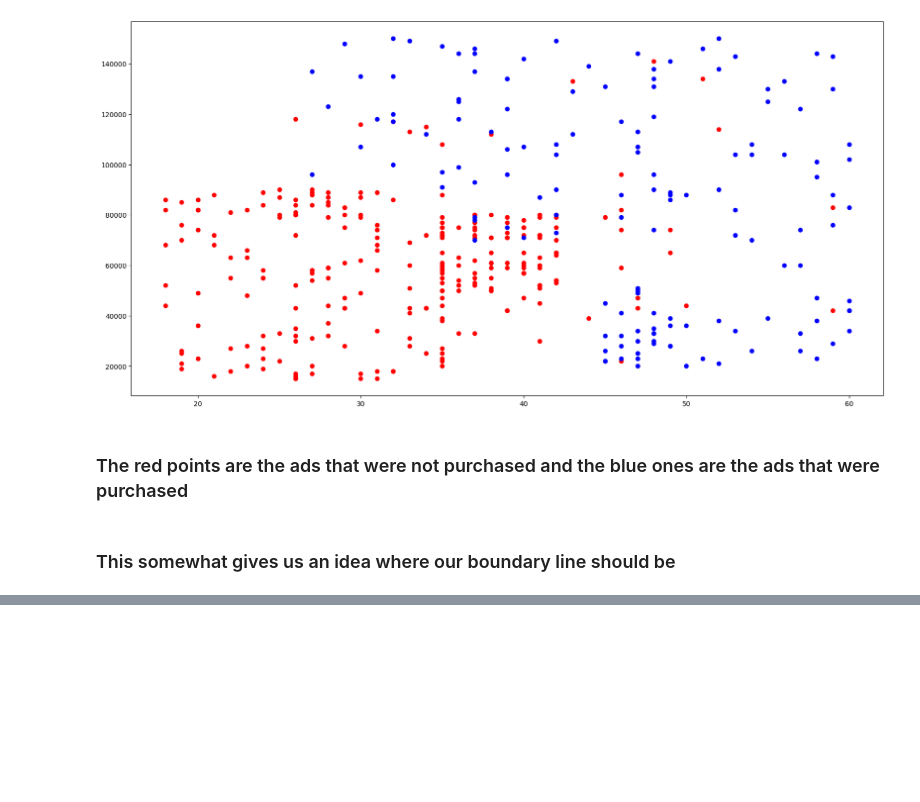
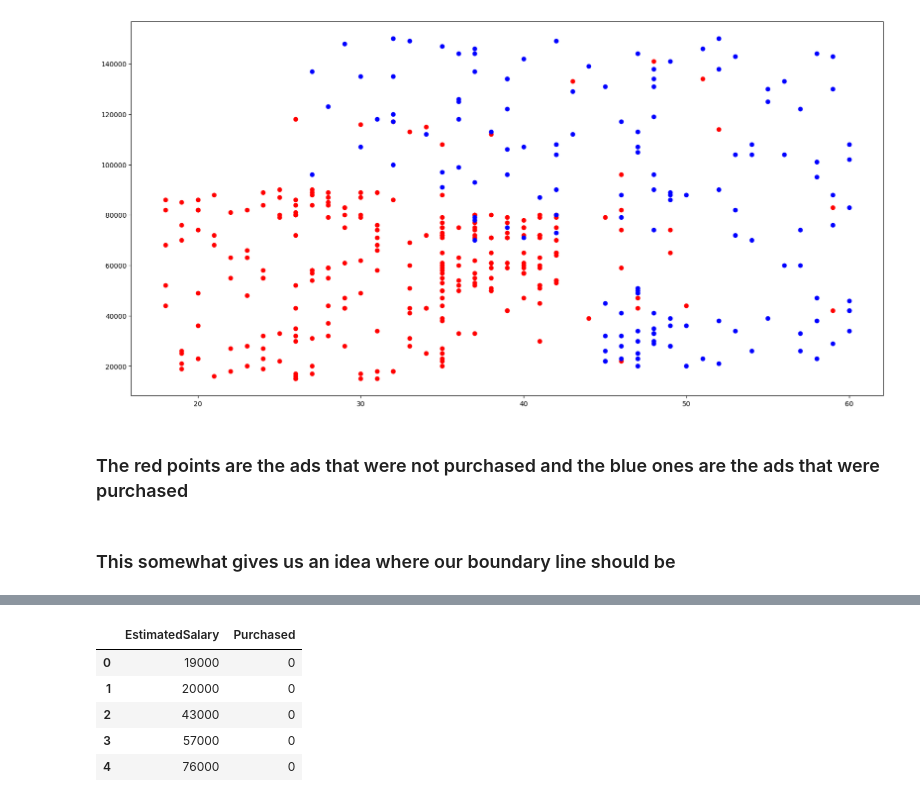
Before and after one commit to tkC0ding/Logistic-Regression, a Jupyter notebook: code_file.ipynb, the cells around one changed output, grey strips where cells are left out. Cells and saved outputs as stored; diff of their text form; code cells hidden in the pictures; blank space fills up the shorter version.

```diff
--- a/code_file.ipynb
+++ b/code_file.ipynb
@@ -47,0 +61,10 @@ fig.show()
+# %%
+df = df.drop(columns='Age')
+df.head()
+# %% [output]
+|  | EstimatedSalary | Purchased |
+| 0 | 19000 | 0 |
+| 1 | 20000 | 0 |
+| 2 | 43000 | 0 |
+| 3 | 57000 | 0 |
+| 4 | 76000 | 0 |
```
Also changed, not shown: parts of 4 cells of this notebook, 1 other file.
